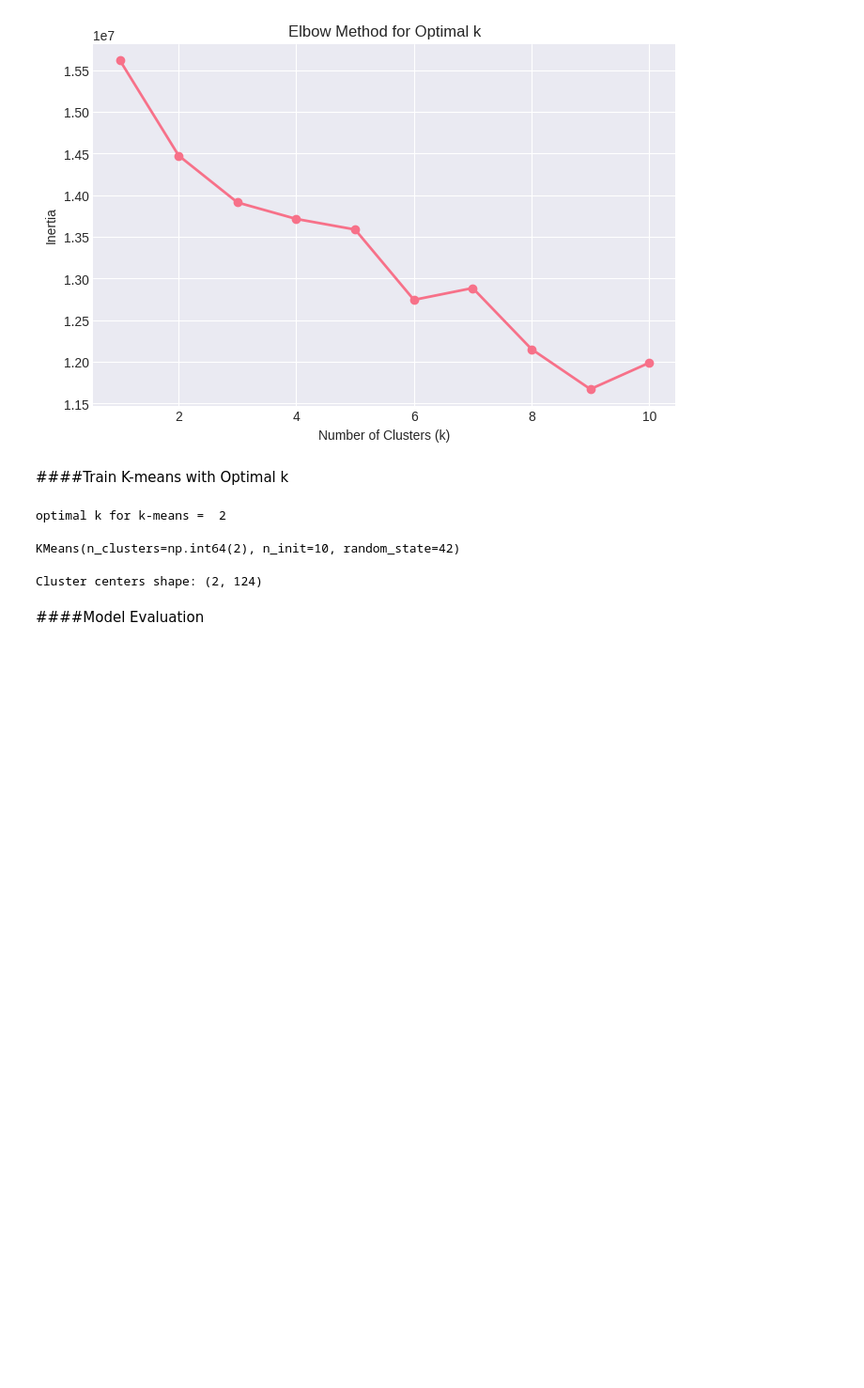
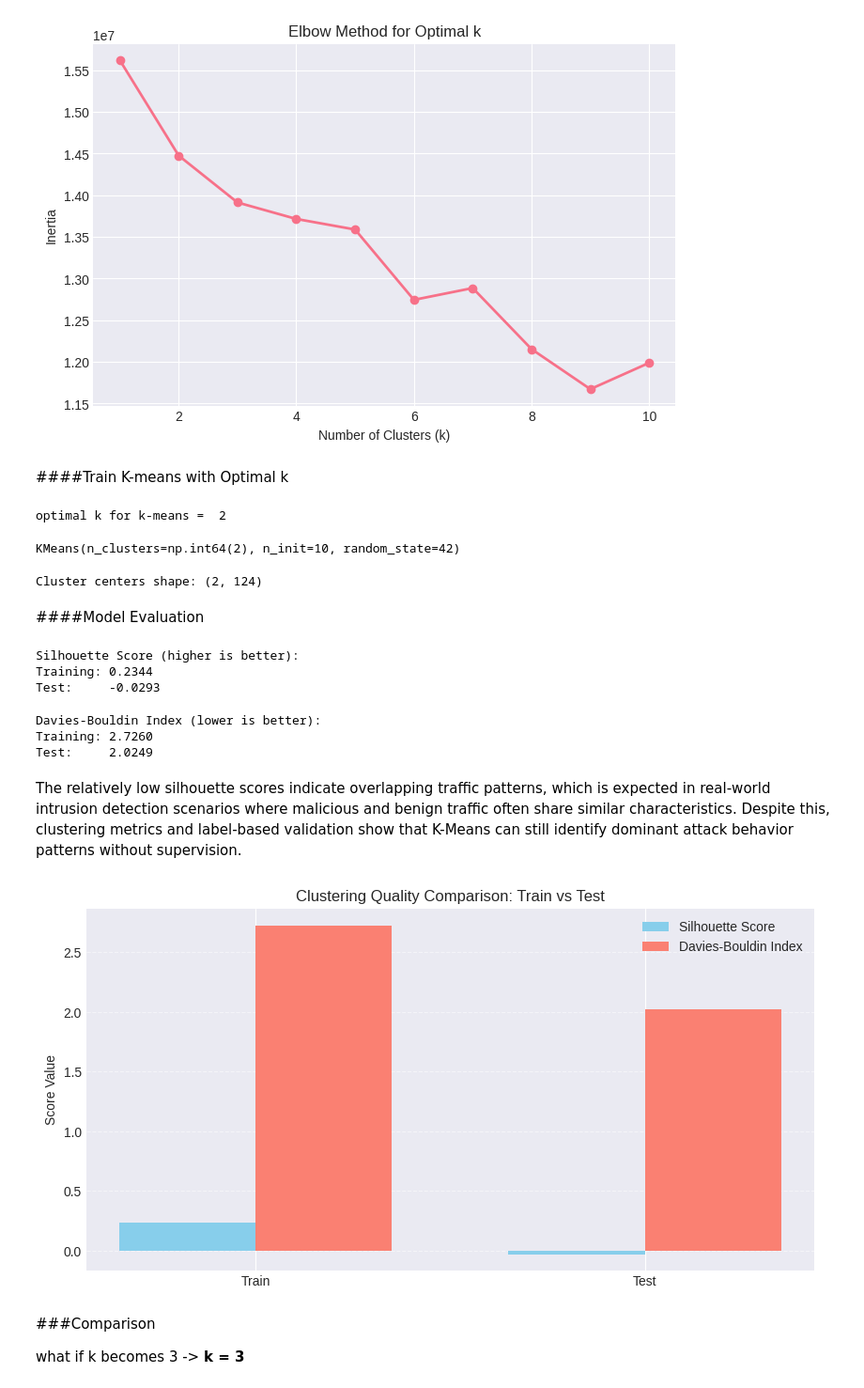
Before and after one commit to RansiluRanasinghe/unsupervised-intrusion-detection-nsl-kdd, a Jupyter notebook: Notebook/Unsupervised_Intrusion_Detection_NSL_KDD.ipynb, the cells around one changed output. Shown at 94% size. Saved outputs shown, nothing was run; the diff lists cells and outputs as text; code cells hidden in the pictures; blank space fills up the shorter version.

```diff
--- a/Notebook/Unsupervised_Intrusion_Detection_NSL_KDD.ipynb
+++ b/Notebook/Unsupervised_Intrusion_Detection_NSL_KDD.ipynb
@@ -350,3 +350,55 @@ print(f"Cluster centers shape: {kmeans.cluster_centers_.shape}")
 Cluster centers shape: (2, 124)
 # %% [markdown]
 ####Model Evaluation
+# %%
+train_silhouette = silhouette_score(X_train_scaled, train_clusters)
+test_silhouette = silhouette_score(X_test_scaled, test_clusters)
+# %%
+print(f"Silhouette Score (higher is better):")
+print(f"Training: {train_silhouette:.4f}")
+print(f"Test:     {test_silhouette:.4f}")
+# %% [output]
+Silhouette Score (higher is better):
+Training: 0.2344
+Test:     -0.0293
+# %%
+train_db = davies_bouldin_score(X_train_scaled, train_clusters)
+test_db = davies_bouldin_score(X_test_scaled, test_clusters)
+
+print(f"Davies-Bouldin Index (lower is better):")
+print(f"Training: {train_db:.4f}")
+print(f"Test:     {test_db:.4f}")
+# %% [output]
+Davies-Bouldin Index (lower is better):
+Training: 2.7260
+Test:     2.0249
+# %% [markdown]
+The relatively low silhouette scores indicate overlapping traffic patterns, which is expected in real-world intrusion detection scenarios where malicious and benign traffic often share similar characteristics. Despite this, clustering metrics and label-based validation show that K-Means can still identify dominant attack behavior patterns without supervision.
+# %%
+silhouette_scores = [train_silhouette, test_silhouette]
+db_scores = [train_db, test_db]
+
+labels = ["Train", "Test"]
+
+x = np.arange(len(labels))
+width = 0.35
+
+plt.figure(figsize=(10,5))
+plt.bar(x - width/2, silhouette_scores, width, label="Silhouette Score", color="skyblue")
+
+plt.bar(x + width/2, db_scores, width, label="Davies-Bouldin Index", color="salmon")
+
+plt.xticks(x, labels)
+plt.ylabel("Score Value")
+plt.title("Clustering Quality Comparison: Train vs Test")
+plt.legend()
+plt.grid(axis="y", linestyle="--", alpha=0.5)
+
+plt.savefig("Clustering_Quality_Comparison.png")
+plt.show()
+# %% [output]
+[figure, added]
+# %% [markdown]
+###Comparison
+
+what if k becomes 3 -> **k = 3**
```
